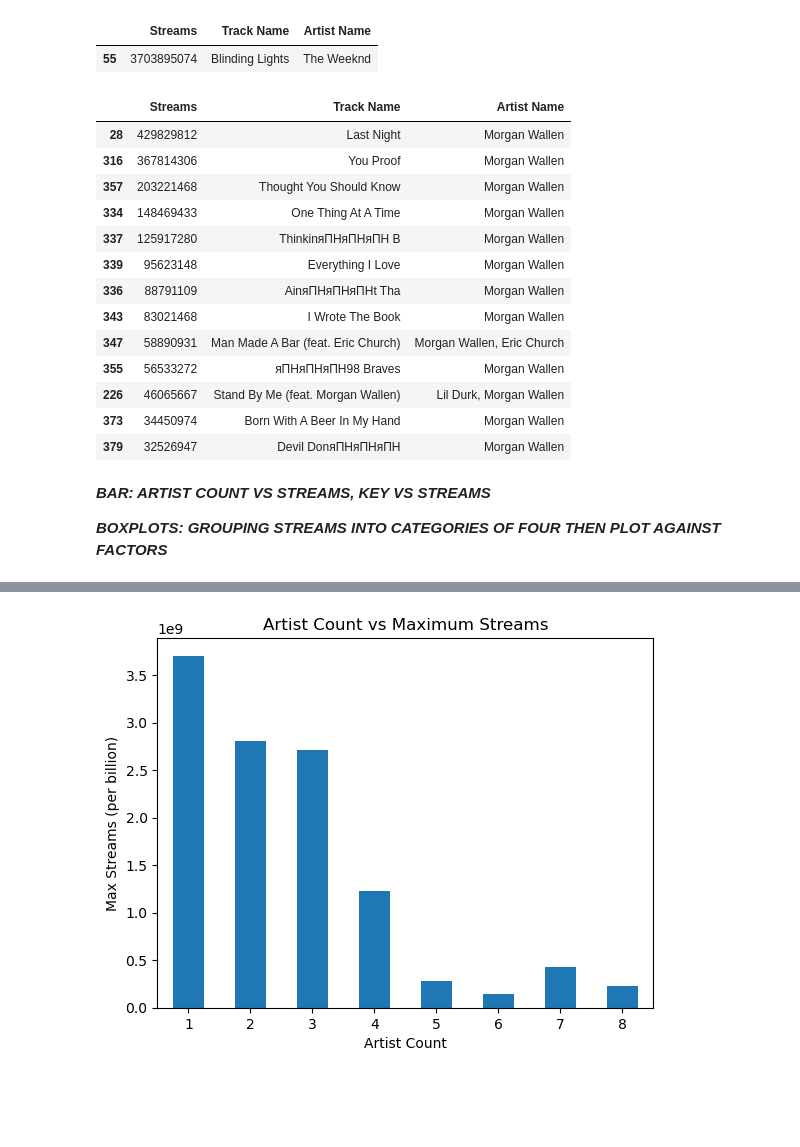
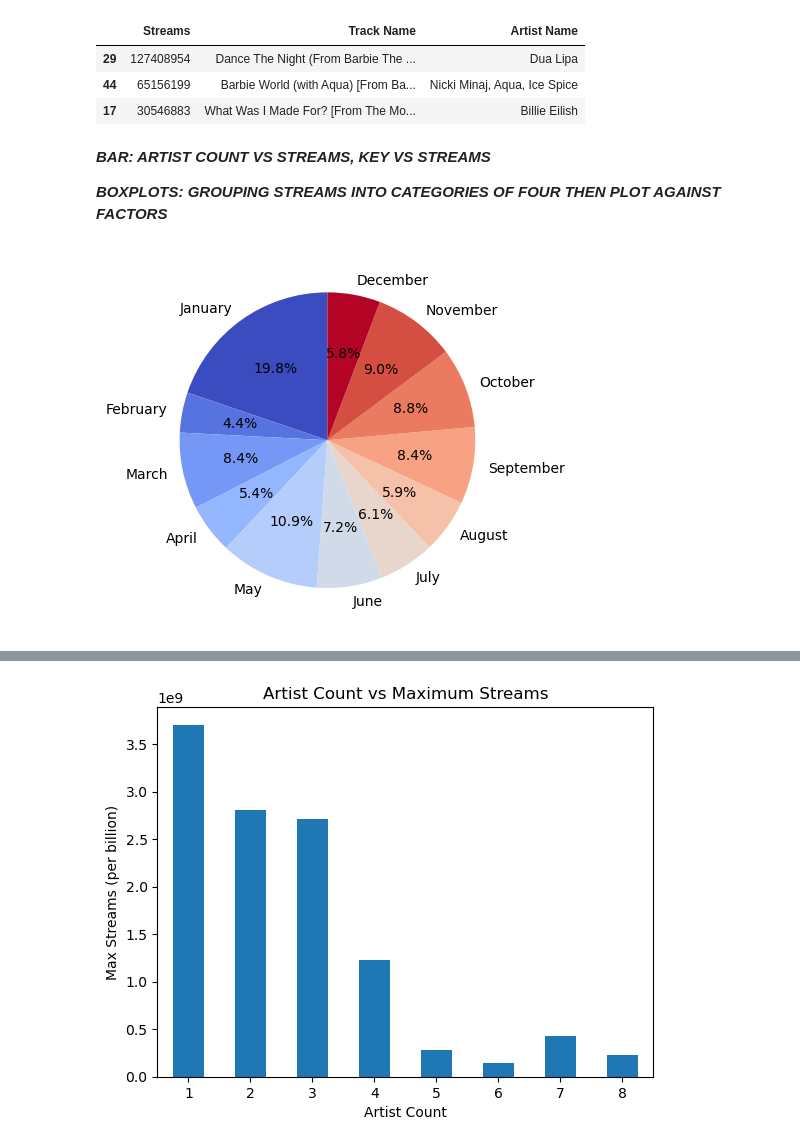
Before and after one commit to JustinS25/Project_4, a Jupyter notebook: Notebooks/visualizations.ipynb, the cells around one changed output, grey strips where cells are left out. Saved outputs shown, nothing was run; the diff lists cells and outputs as text; code cells hidden in the pictures; blank space fills up the shorter version.

Commit message:
updating visualizations

```diff
--- a/Notebooks/visualizations.ipynb
+++ b/Notebooks/visualizations.ipynb
@@ -34,39 +35,29 @@ spotify_df.head()
 | 2 | vampire | Olivia Rodrigo | 1 | 2023 | 6 | 30 | ... |
 | 3 | Cruel Summer | Taylor Swift | 1 | 2019 | 8 | 23 | ... |
 | 4 | WHERE SHE GOES | Bad Bunny | 1 | 2023 | 5 | 18 | ... |
-# %%
-sorted = spotify_df[["Streams", "Track Name", "Artist Name"]].sort_values(by="Streams", ascending=False)
-
-sorted.head(1)
-# %% [output]
-|  | Streams | Track Name | Artist Name |
-| 55 | 3703895074 | Blinding Lights | The Weeknd |
 # %%
 def filter_by_artist(artist_name):
-    # Sorting the DataFrame by "Streams" in descending order
+
     sorted_df = spotify_df.sort_values(by="Streams", ascending=False)[["Streams", "Track Name", "Artist Name"]]
 
-    # Filtering rows where "Artist Name" contains the specified artist name
     filtered_df = sorted_df[sorted_df["Artist Name"].str.contains(artist_name, case=False)]
 
     return filtered_df
 
-filter_by_artist("Morgan Wallen")
+def filter_by_track(track_name):
+
+    sorted_df = spotify_df.sort_values(by="Streams", ascending=False)[["Streams", "Track Name", "Artist Name"]]
+
+    filtered_df = sorted_df[sorted_df["Track Name"].str.contains(track_name, case=False)]
+
+    return filtered_df
+
+filter_by_track("barbie")
 # %% [output]
 |  | Streams | Track Name | Artist Name |
-| 28 | 429829812 | Last Night | Morgan Wallen |
-| 316 | 367814306 | You Proof | Morgan Wallen |
-| 357 | 203221468 | Thought You Should Know | Morgan Wallen |
-| 334 | 148469433 | One Thing At A Time | Morgan Wallen |
-| 337 | 125917280 | ThinkinяПНяПНяПН B | Morgan Wallen |
-| 339 | 95623148 | Everything I Love | Morgan Wallen |
-| 336 | 88791109 | AinяПНяПНяПНt Tha | Morgan Wallen |
-| 343 | 83021468 | I Wrote The Book | Morgan Wallen |
-| 347 | 58890931 | Man Made A Bar (feat. Eric Church) | Morgan Wallen, Eric Church |
-| 355 | 56533272 | яПНяПНяПН98 Braves | Morgan Wallen |
-| 226 | 46065667 | Stand By Me (feat. Morgan Wallen) | Lil Durk, Morgan Wallen |
-| 373 | 34450974 | Born With A Beer In My Hand | Morgan Wallen |
-| 379 | 32526947 | Devil DonяПНяПНяПН | Morgan Wallen |
+| 29 | 127408954 | Dance The Night (From Barbie The ... | Dua Lipa |
+| 44 | 65156199 | Barbie World (with Aqua) [From Ba... | Nicki Minaj, Aqua, Ice Spice |
+| 17 | 30546883 | What Was I Made For? [From The Mo... | Billie Eilish |
 # %% [markdown]
 ***BAR: ARTIST COUNT VS STREAMS, KEY VS STREAMS***
 
@@ -90,3 +81,20 @@ def scatter_plot(x, y, x_value, y_value):
 
     plt.savefig(Path(f"../Images/Scatter Plots/{str(x.name)} vs. {str(y.name)}.png"))
     plt.show()
+# %%
+# Creating pie charts on streams released per month
+
+streams_per_month = spotify_df.groupby("Released Month")["Streams"].sum()
+streams_per_month
+
+labels = ["January", "February", "March", "April", "May", "June", "July", "August", "September", "October", "November", "December"]
+colormap = plt.get_cmap("coolwarm")
+colors = colormap(np.linspace(0, 1, len(streams_per_month)))
+
+plt.pie(streams_per_month, labels=labels, colors=colors, autopct="%1.1f%%", startangle=90)
+
+plt.savefig("../Images/Pie Chart/Amount of Streams per Month")
+
+plt.show()
+# %% [output]
+[figure, added]
```
Also changed, not shown: parts of 12 cells of this notebook, 6 other files.
